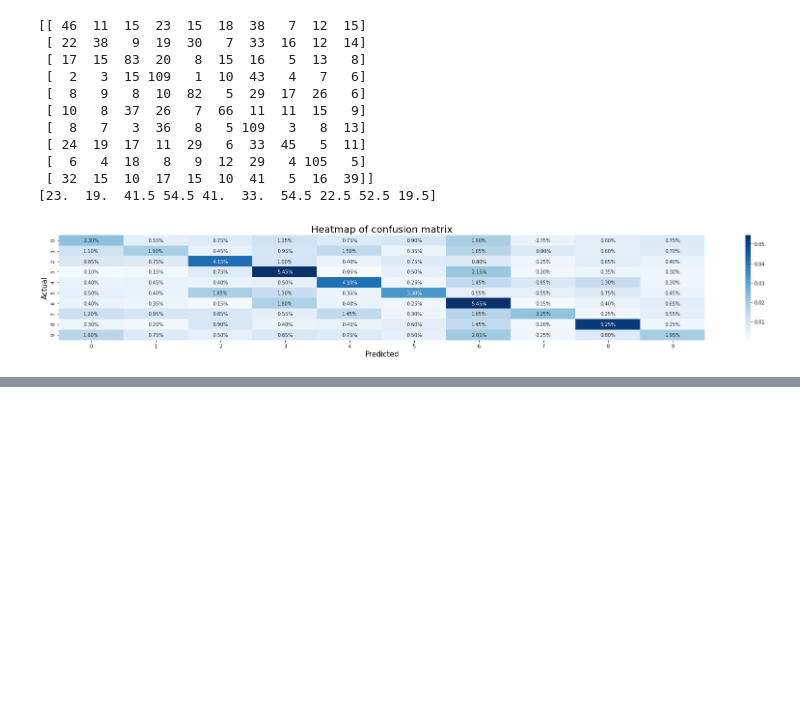
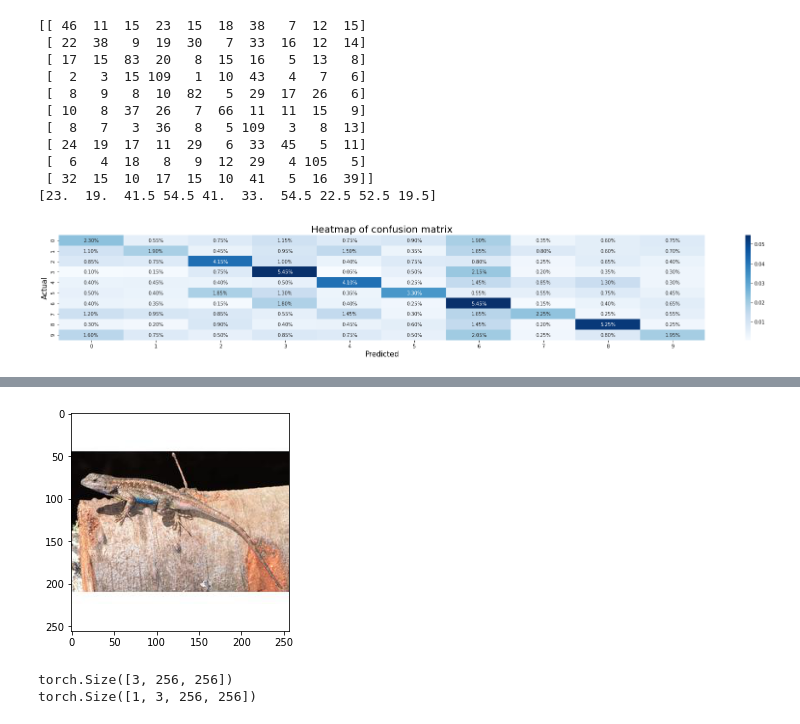
Before and after one commit to theindianwriter/CS6910-assignment_2, a Jupyter notebook: DL_assignment_2_Part_A.ipynb, the cells around one changed output, grey strips where cells are left out. Saved outputs shown, nothing was run; the diff lists cells and outputs as text; code cells hidden in the pictures; blank space fills up the shorter version.

```diff
--- a/DL_assignment_2_Part_A.ipynb
+++ b/DL_assignment_2_Part_A.ipynb
@@ -590,0 +761,20 @@ plt.show()
+# %%
+some_image = Image.open(os.path.join(new_test_folder_path,'Reptilia','5a2cf2ce09e62df7260f595e6a63bda3.jpg'))
+plt.imshow(some_image)
+plt.show()
+# %% [output]
+[figure, added]
+# %%
+transform = transforms.Compose([
+    transforms.ToTensor(),
+    transforms.Normalize(mean=mean,std = std)
+])
+
+img = transform(some_image)
+print(img.size())
+# unsqueeze to add a batch dimension
+img = img.unsqueeze(0)
+print(img.size())
+# %% [output]
+torch.Size([3, 256, 256])
+torch.Size([1, 3, 256, 256])
```
Also changed, not shown: parts of 8 cells of this notebook.
